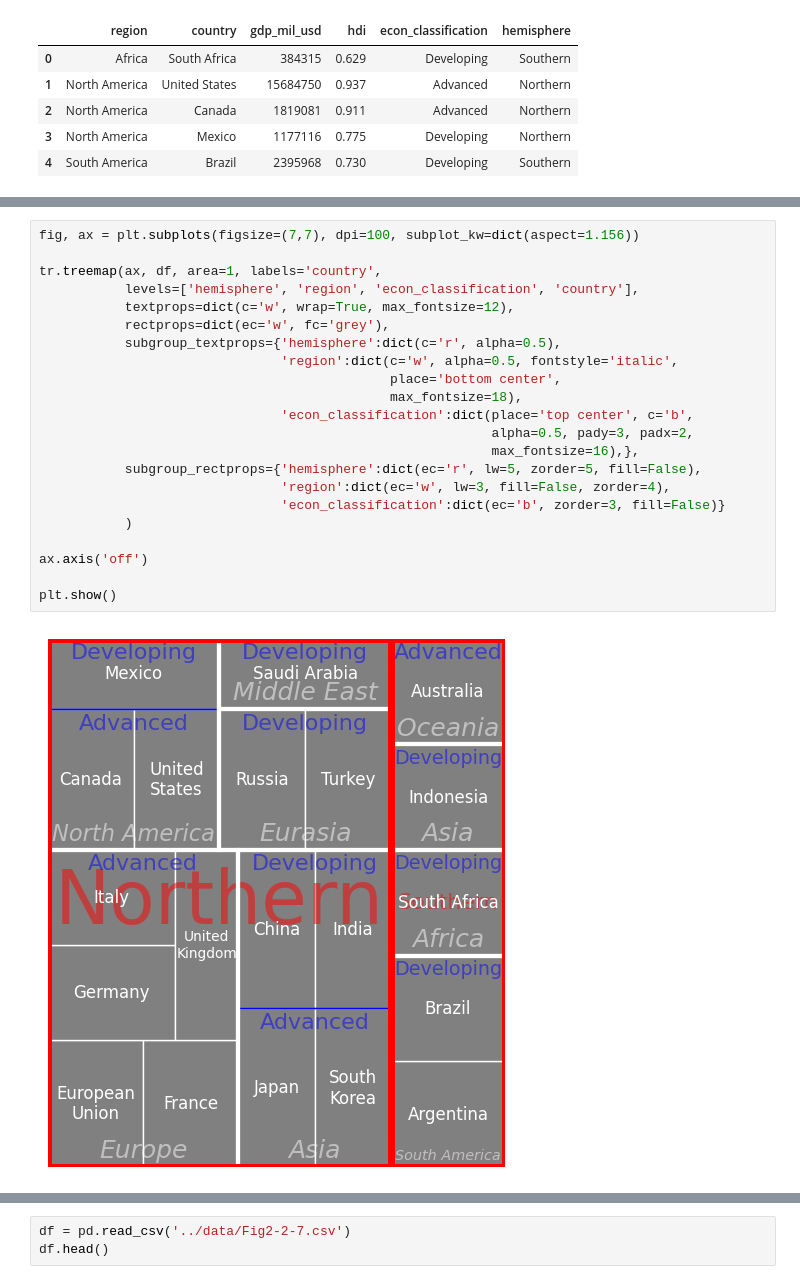
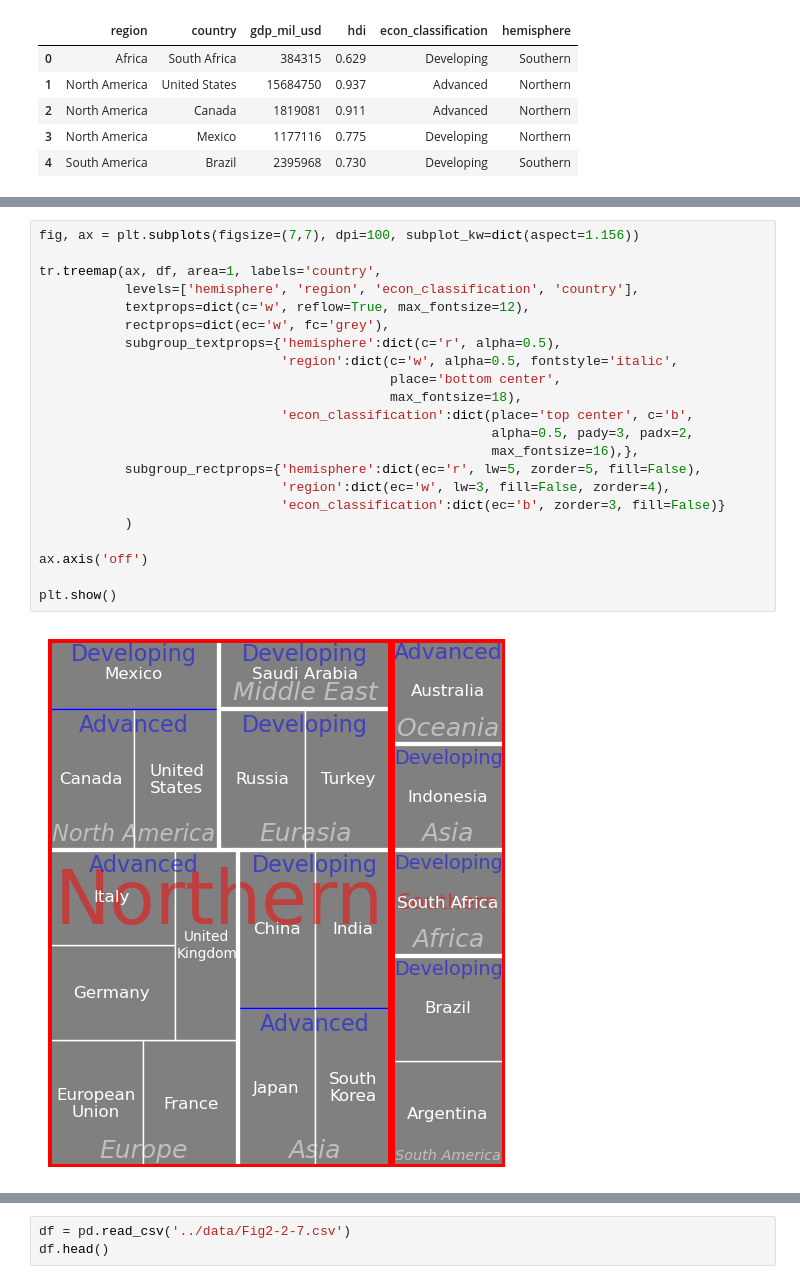
Before and after one commit to chenyulue/matplotlib-extra, a Jupyter notebook: examples/example.ipynb, the cells around one changed output, grey strips where cells are left out. Cells and saved outputs as stored; diff of their text form.

```diff
--- a/examples/example.ipynb
+++ b/examples/example.ipynb
@@ -77,27 +77,27 @@ plt.show()
 # %%
 fig, ax = plt.subplots(figsize=(7,7), dpi=100, subplot_kw=dict(aspect=1.156))
 
 tr.treemap(ax, df, area=1, labels='country',
            levels=['hemisphere', 'region', 'econ_classification', 'country'],
-           textprops=dict(c='w', wrap=True, max_fontsize=12),
+           textprops=dict(c='w', reflow=True, max_fontsize=12),
            rectprops=dict(ec='w', fc='grey'),
            subgroup_textprops={'hemisphere':dict(c='r', alpha=0.5),
                                'region':dict(c='w', alpha=0.5, fontstyle='italic',
                                              place='bottom center',
                                              max_fontsize=18),
                                'econ_classification':dict(place='top center', c='b',
                                                           alpha=0.5, pady=3, padx=2,
                                                           max_fontsize=16),},
            subgroup_rectprops={'hemisphere':dict(ec='r', lw=5, zorder=5, fill=False),
                                'region':dict(ec='w', lw=3, fill=False, zorder=4),
                                'econ_classification':dict(ec='b', zorder=3, fill=False)}
            )
 
 ax.axis('off')
 
 plt.show()
 # %% [output]
-[figure, old version]
+[figure, new version]
 # %%
 southern = df.query('hemisphere == "Southern"')
 northern = df.query('hemisphere == "Northern"')
```
Also changed, not shown: parts of 6 cells of this notebook, 3 other files.
